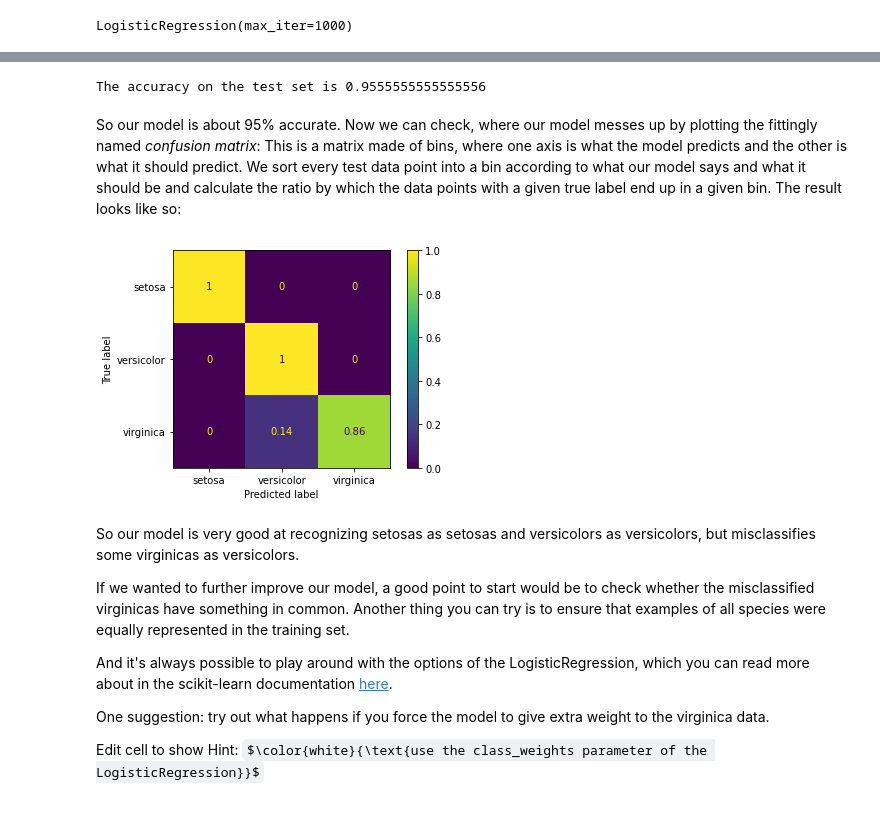
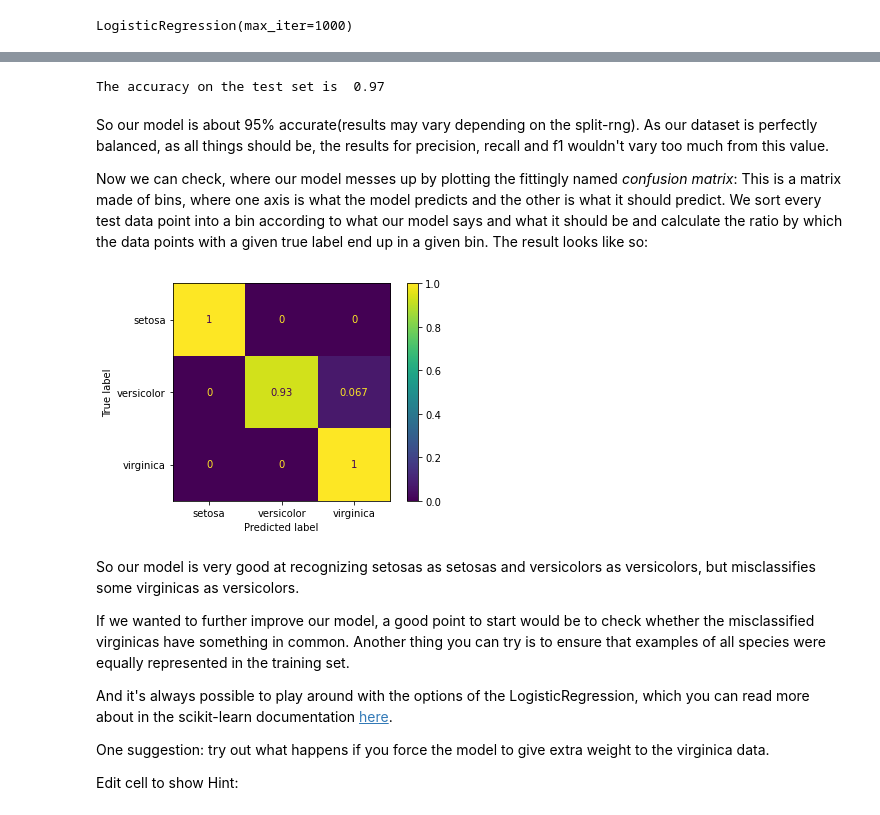
Before and after one commit to Tacitus523/ml4chem, a Jupyter notebook: Classification/2.1_LogisticRegression.ipynb, the cells around one changed output, grey strips where cells are left out. Cells and saved outputs as stored; diff of their text form; code cells hidden in the pictures; some formulas as TeX source.

```diff
--- a/Classification/2.1_LogisticRegression.ipynb
+++ b/Classification/2.1_LogisticRegression.ipynb
@@ -123,6 +114,6 @@ X = iris.drop('species',axis=1)
 # %%
 #Divide your sets in training and test
-train_x, test_x, train_y, test_y = train_test_split(X,y,test_size=0.30)
+train_x, test_x, train_y, test_y = train_test_split(X, y, test_size=0.20)
 print(f"Shape of train set is {train_x.shape}")
 print(f"Shape of test set is {test_x.shape}")
 print(f"Shape of train labels is {train_y.shape}")
@@ -161,18 +160,22 @@ For now, we stick to the accuracy:
 # %%
-print(f"The accuracy on the test set is {metrics.accuracy_score(model.predict(test_x),test_y)}")
+prediction_y = model.predict(test_x)
+print(f"The accuracy on the test set is {metrics.accuracy_score(test_y, prediction_y): .2f}")
 # %% [output]
-The accuracy on the test set is 0.9555555555555556
+The accuracy on the test set is  0.97
 # %% [markdown]
-So our model is about 95% accurate.
+So our model is about 95% accurate(results may vary depending on the split-rng). As our dataset is perfectly balanced, as all things should be, the results for precision, recall and f1 wouldn't vary too much from this value.
+
 Now we can check, where our model messes up by plotting the fittingly named *confusion matrix*:
 This is a matrix made of bins, where one axis is what the model predicts and the other is what it should predict.
 We sort every test data point into a bin according to what our model says and what it should be and calculate the ratio by which the data points with a given true label end up in a given bin.
 The result looks like so:
-# %%
-plot_confusion_matrix(model,test_x, test_y,normalize='true')  # doctest: +SKIP
-plt.show()  # doctest: +SKIP
-# %% [output]
-[figure, removed]
+# %%
+cm = confusion_matrix(test_y, prediction_y, labels=model.classes_, normalize='true')
+disp = ConfusionMatrixDisplay(confusion_matrix=cm, display_labels=model.classes_)
+disp.plot()
+plt.show()
+# %% [output]
+[figure, added]
 # %% [markdown]
 So our model is very good at recognizing setosas as setosas and versicolors as versicolors, but misclassifies some virginicas as versicolors.
 
@@ -183,4 +186,4 @@ And it's always possible to play around with the options of the LogisticRegressi
 
 One suggestion: try out what happens if you force the model to give extra weight to the virginica data.
 
-Edit cell to show Hint: $\color{white}{\text{use the class_weights parameter of the LogisticRegression}}$
+Edit cell to show Hint: <!-- use the class_weights parameter of the LogisticRegression -->
```
Also changed, not shown: parts of 6 cells of this notebook, 1 other file.
